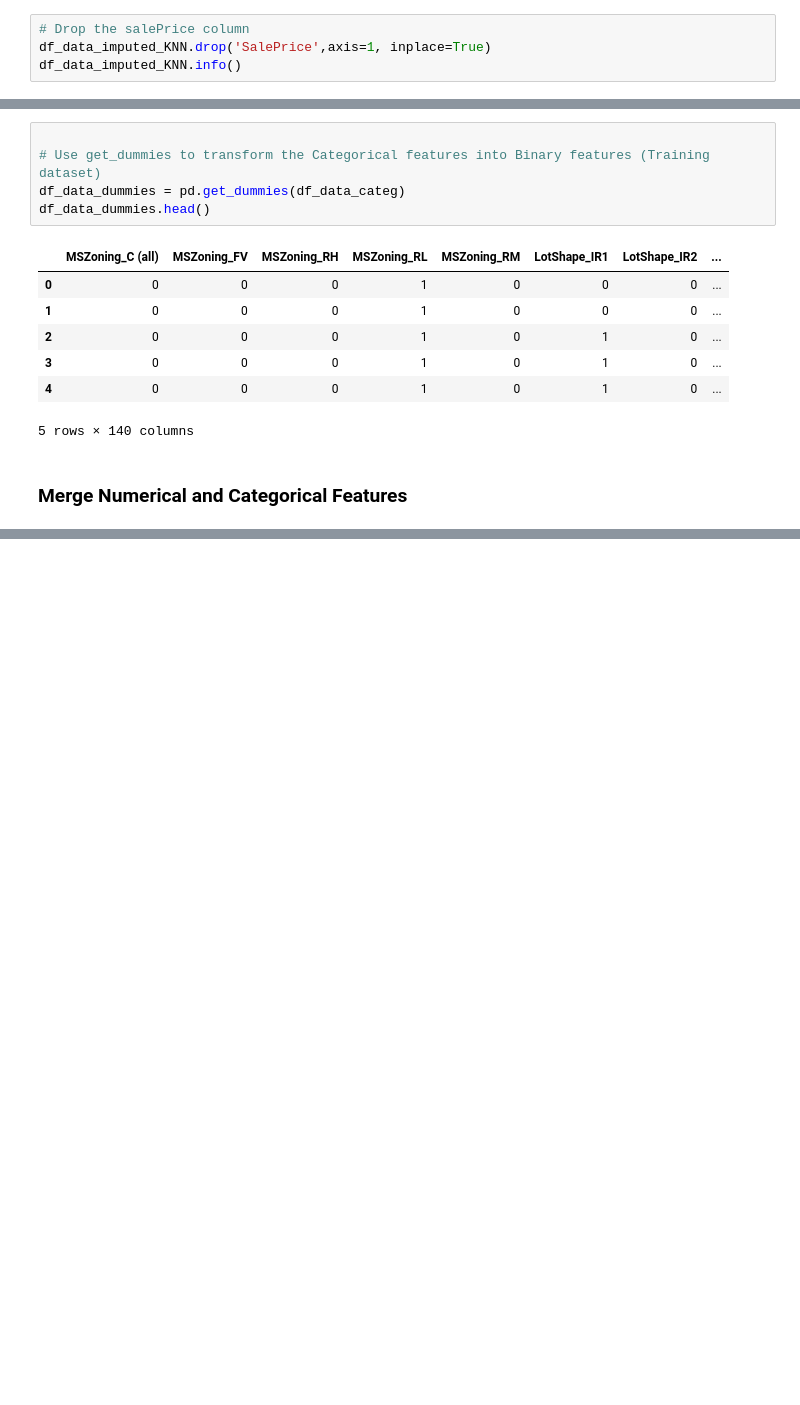
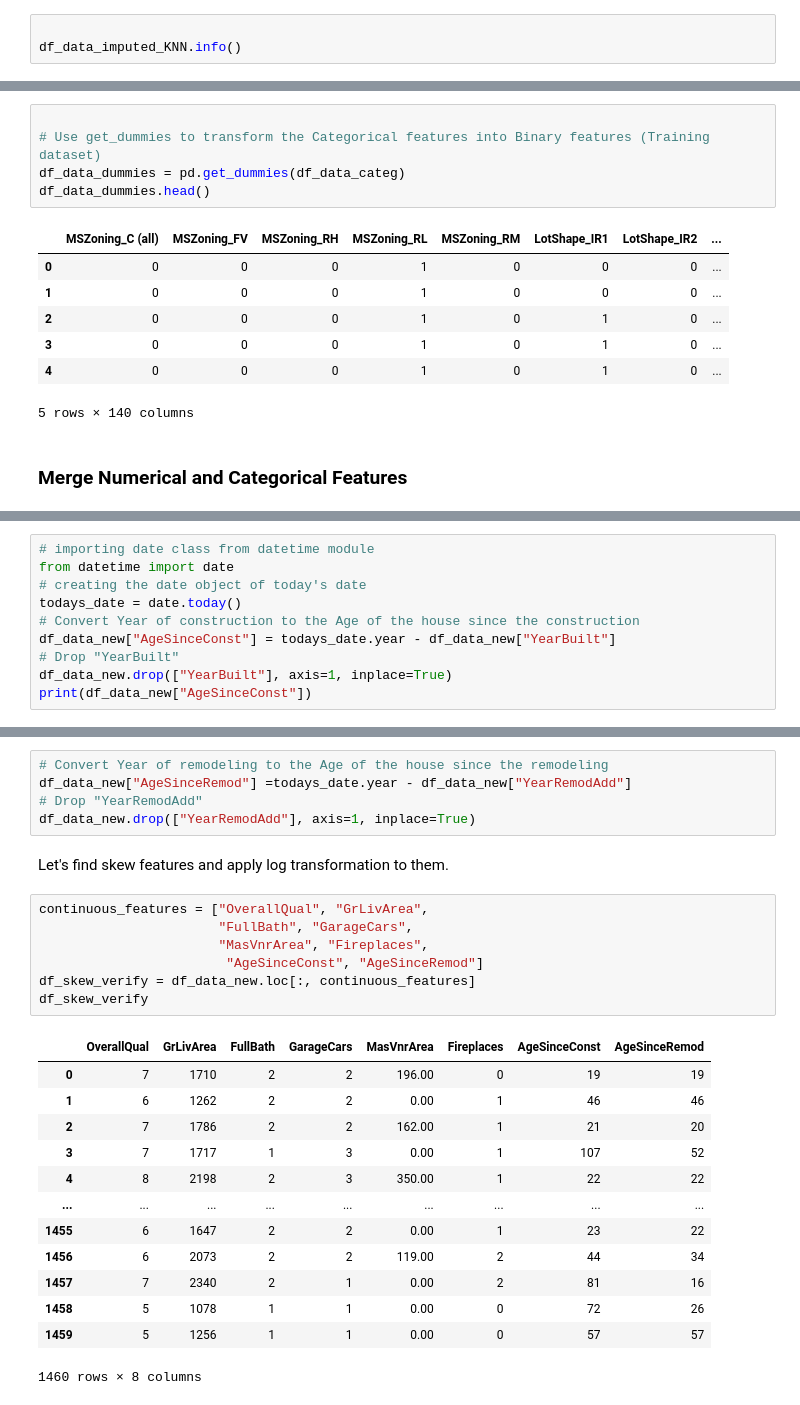
Before and after one commit to ea428815/House_Prices, a Jupyter notebook: House_Prices.ipynb, the cells around one changed output, grey strips where cells are left out. Saved outputs shown, nothing was run; the diff lists cells and outputs as text; blank space fills up the shorter version.

```diff
--- a/House_Prices.ipynb
+++ b/House_Prices.ipynb
@@ -414,8 +417,7 @@ df_data_imputed_KNN.head(10)
 | 8 | 51.00 | 7 | 1931 | 1950 | 0.00 | 0 | 952 | 752 | ... |
 | 9 | 50.00 | 5 | 1939 | 1950 | 0.00 | 851 | 991 | 0 | ... |
 # %%
-# Drop the salePrice column
-df_data_imputed_KNN.drop('SalePrice',axis=1, inplace=True)
+
 df_data_imputed_KNN.info()
 # %% [output]
 <class 'pandas.core.frame.DataFrame'>
@@ -671,0 +678,10 @@ Train set: (1460, 154)
+# %%
+# importing date class from datetime module
+from datetime import date
+# creating the date object of today's date
+todays_date = date.today()
+# Convert Year of construction to the Age of the house since the construction
+df_data_new["AgeSinceConst"] = todays_date.year - df_data_new["YearBuilt"]
+# Drop "YearBuilt"
+df_data_new.drop(["YearBuilt"], axis=1, inplace=True)
+print(df_data_new["AgeSinceConst"])
@@ -671,0 +701,28 @@ Train set: (1460, 154)
+# %%
+# Convert Year of remodeling to the Age of the house since the remodeling
+df_data_new["AgeSinceRemod"] =todays_date.year - df_data_new["YearRemodAdd"]
+# Drop "YearRemodAdd"
+df_data_new.drop(["YearRemodAdd"], axis=1, inplace=True)
+# %% [markdown]
+Let's find skew features and apply log transformation to them.
+# %%
+continuous_features = ["OverallQual", "GrLivArea",
+                       "FullBath", "GarageCars",
+                       "MasVnrArea", "Fireplaces",
+                        "AgeSinceConst", "AgeSinceRemod"]
+df_skew_verify = df_data_new.loc[:, continuous_features]
+df_skew_verify
+# %% [output]
+|  | OverallQual | GrLivArea | FullBath | GarageCars | MasVnrArea | Fireplaces | AgeSinceConst | AgeSinceRemod |
+| 0 | 7 | 1710 | 2 | 2 | 196.00 | 0 | 19 | 19 |
+| 1 | 6 | 1262 | 2 | 2 | 0.00 | 1 | 46 | 46 |
+| 2 | 7 | 1786 | 2 | 2 | 162.00 | 1 | 21 | 20 |
+| 3 | 7 | 1717 | 1 | 3 | 0.00 | 1 | 107 | 52 |
+| 4 | 8 | 2198 | 2 | 3 | 350.00 | 1 | 22 | 22 |
+| ... | ... | ... | ... | ... | ... | ... | ... | ... |
+| 1455 | 6 | 1647 | 2 | 2 | 0.00 | 1 | 23 | 22 |
+| 1456 | 6 | 2073 | 2 | 2 | 119.00 | 2 | 44 | 34 |
+| 1457 | 7 | 2340 | 2 | 1 | 0.00 | 2 | 81 | 16 |
+| 1458 | 5 | 1078 | 1 | 1 | 0.00 | 0 | 72 | 26 |
+| 1459 | 5 | 1256 | 1 | 1 | 0.00 | 0 | 57 | 57 |
+1460 rows × 8 columns
```
Also changed, not shown: parts of 29 cells of this notebook.
